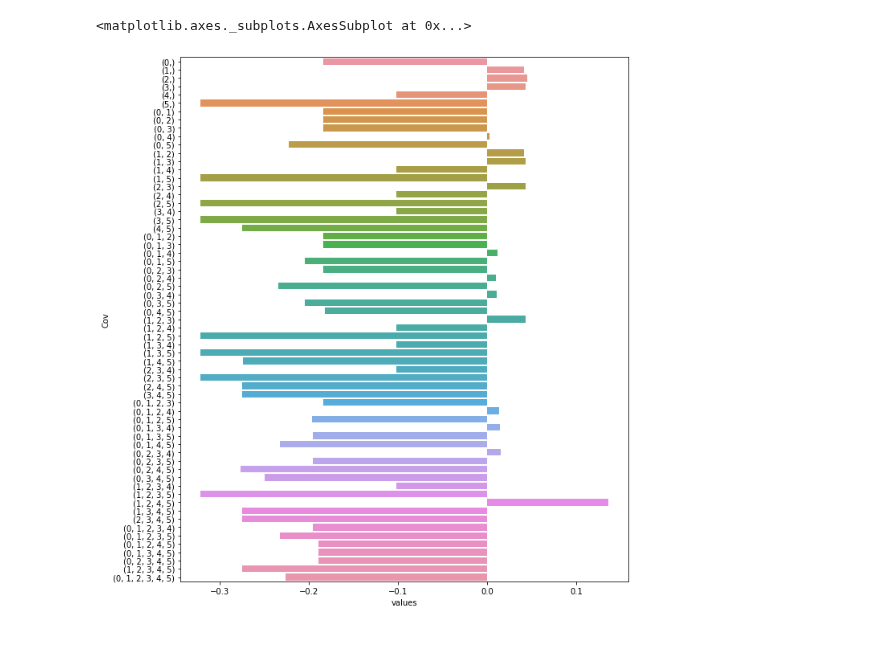
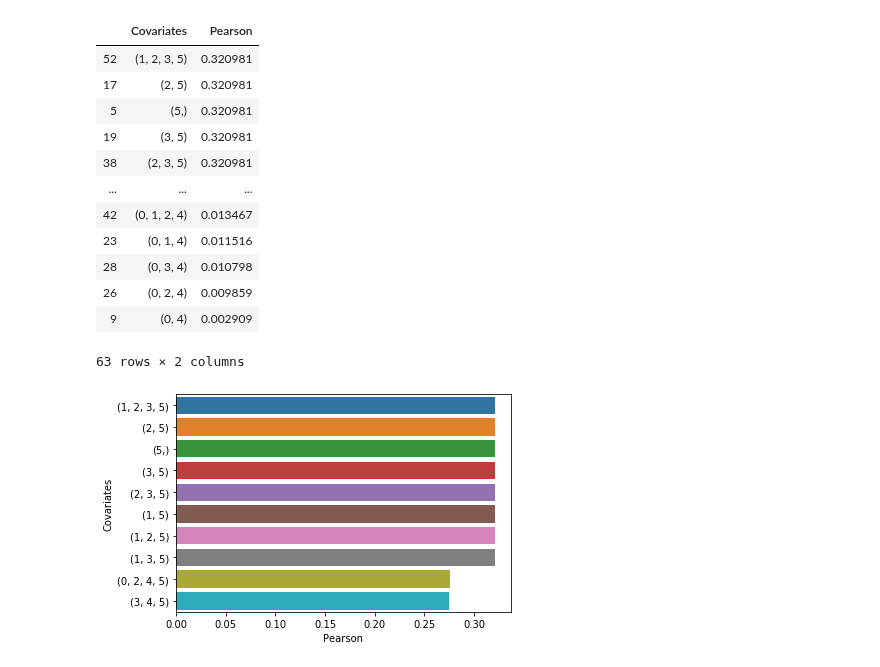
Before and after one commit to jrudascas/security_project, a Jupyter notebook: modelo_percepcion/prueba covariados.ipynb, the cells around one changed output. Cells and saved outputs as stored; diff of their text form; code cells hidden in the pictures; blank space fills up the shorter version.

```diff
--- a/modelo_percepcion/prueba covariados.ipynb
+++ b/modelo_percepcion/prueba covariados.ipynb
@@ -15,28 +29,15 @@ f_especiales=pd.to_datetime(f_especiales[['2019','2020']].values.flatten())
 f_especiales=f_especiales[~f_especiales.isna()]
 
 def TC(t):
-    return np.array([(pd.Timestamp(t.date()) == partidos_M).sum(),
+    return np.array([
+                     (pd.Timestamp(t.date()) == partidos_M).sum(),
                      (pd.Timestamp(t.date()) == partidos_S).sum(),
                      (pd.Timestamp(t.date()) == manifestaciones).sum(),
                      (pd.Timestamp(t.date()) == f_especiales).sum(),
-                     t.weekday()/6.0,(t.hour > 12)*1,1
+                     t.weekday()/6.0,
+                     (t.hour > 12)*1,
+                     1
                     ])
 # %%
 with open('entradas/data_tweets.pickle', 'rb') as handle:
     data = pickle.load(handle)
-# %%
-train_period=('2019-05-01 00:00','2019-05-30 00:00')
-validate_period=('2019-05-30 00:00','2019-06-10 00:00')
-# %%
-model=modelTweets(data,
-                  train_period,
-                  validate_period,
-                  f_covariates=(TC,restore_date),
-                  followers_rate=7,
-                  win_size_pred_period=1
-                 )
-model.train()
-model.compute_lambda_predict()
-model.compute_errors()
-E1=model.errors_predict
-E2=model.errors_predict_cum
@@ -84,3 +141,3 @@ for j in range(1,7):
 # %%
-with open('errors_cov.pickle', 'rb') as f:
+with open('errors_covariados.pickle', 'rb') as f:
     x = pickle.load(f)
@@ -87,7 +252,21 @@ with open('errors_cov.pickle', 'rb') as f:
 # %%
-Pearson=pd.DataFrame({'Cov':list(x.keys()),'values':[x[i]['Pearson'][0] for i in x]})
-plt.figure(figsize=(10,12))
-sns.barplot(data=Pearson,x='values',y='Cov')
+Pearson=pd.DataFrame({'Covariates':list(x.keys()),'Pearson':[abs(x[i]['Pearson'][0]) for i in x]}).sort_values('Pearson',ascending=False)
+# plt.figure(figsize=(10,12))
+sns.barplot(data=Pearson.head(10),x='Pearson',y='Covariates')
+plt.savefig('results/figures/Pearson.pdf',bbox_inches = 'tight')
+Pearson
 # %% [output]
+|  | Covariates | Pearson |
+| 52 | (1, 2, 3, 5) | 0.320981 |
+| 17 | (2, 5) | 0.320981 |
+| 5 | (5,) | 0.320981 |
+| 19 | (3, 5) | 0.320981 |
+| 38 | (2, 3, 5) | 0.320981 |
+| ... | ... | ... |
+| 42 | (0, 1, 2, 4) | 0.013467 |
+| 23 | (0, 1, 4) | 0.011516 |
+| 28 | (0, 3, 4) | 0.010798 |
+| 26 | (0, 2, 4) | 0.009859 |
+| 9 | (0, 4) | 0.002909 |
-<matplotlib.axes._subplots.AxesSubplot at 0x...>
+63 rows × 2 columns
-[figure, old version]
+[figure, new version]
```
Also changed, not shown: parts of 20 cells of this notebook, 19 other files.
